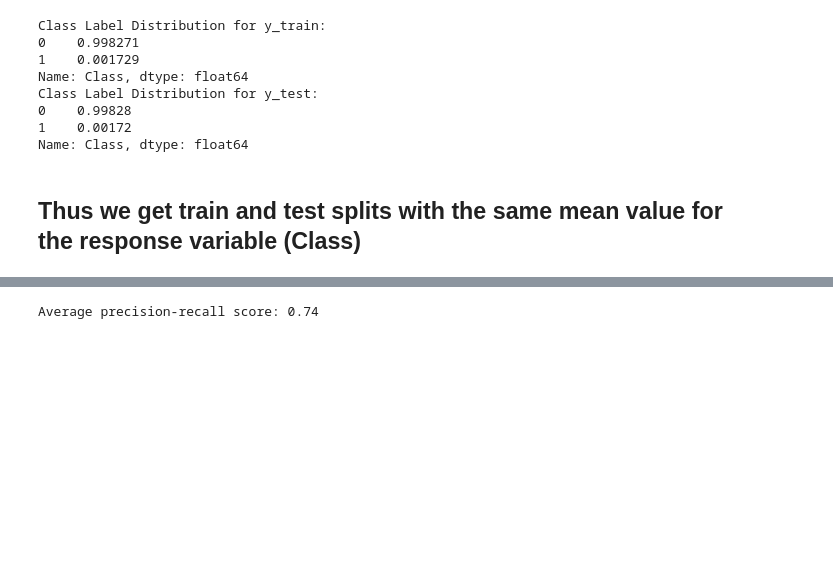
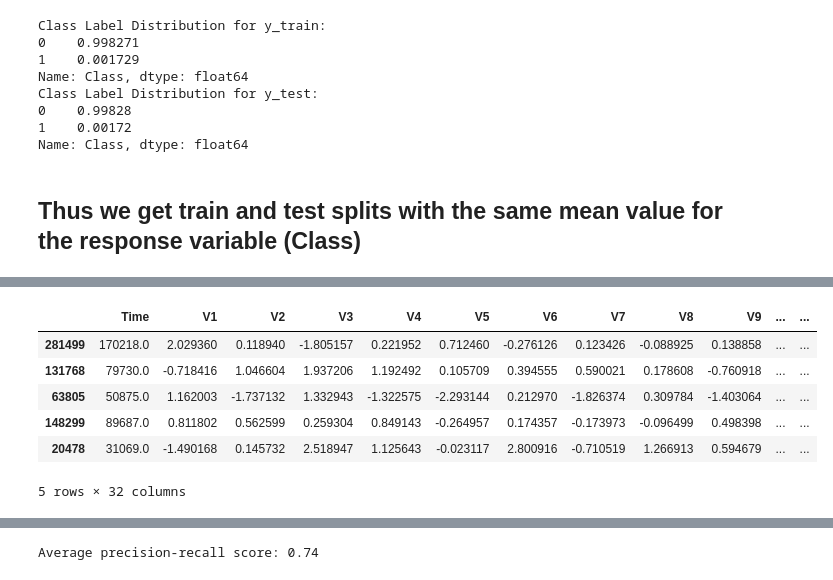
Before and after one commit to james-jasvin/Credit-Card-Fraud-Detection, a Jupyter notebook: Credit Card Fraud Detection.ipynb, the cells around one changed output, grey strips where cells are left out. Saved outputs shown, nothing was run; the diff lists cells and outputs as text; code cells hidden in the pictures; blank space fills up the shorter version.

```diff
--- a/Credit Card Fraud Detection.ipynb
+++ b/Credit Card Fraud Detection.ipynb
@@ -118,10 +117,0 @@ sns.distplot(data['Time'])
-# %%
-from sklearn.preprocessing import RobustScaler
-
-# Not using StandardScaler as RobustScaler is less prone to outliers
-rob_scaler = RobustScaler()
-
-data['Scaled_Time'] = rob_scaler.fit_transform(data['Time'].values.reshape(-1, 1))
-data['Scaled_Amount'] = rob_scaler.fit_transform(data['Amount'].values.reshape(-1, 1))
-# %%
-data.drop(['Time','Amount'], axis=1, inplace=True)
@@ -156,18 +122,11 @@ In stratified k-fold cross-validation, the folds are selected so that "***the me
 # %%
-from sklearn.model_selection import StratifiedShuffleSplit, StratifiedKFold
-
 X = data.drop('Class', axis=1)
 y = data['Class']
-
-# Stratified 5 Fold
-sss = StratifiedKFold(n_splits=5, random_state=None, shuffle=False)
 
 # train_index and test_index are a list of indices obtained from the StratifiedKFold.split() method
 # We perform iloc on the X and y dataframes to get X_train, X_test and y_train, y_test
 # and both y_test and y_train have same distribution of 0 and 1 class values, i.e, approx. 99.82% and 0.17% respectively
-for train_index, test_index in sss.split(X, y):
-    X_train, X_test = X.iloc[train_index], X.iloc[test_index]
-    y_train, y_test = y.iloc[train_index], y.iloc[test_index]
+X_train, X_test, y_train, y_test = train_test_split(X, y, test_size=0.2, stratify=y)
 
 print("Class Label Distribution for y_train: ")
 print(y_train.value_counts(normalize=True))
@@ -186,0 +153,21 @@ Name: Class, dtype: float64
+# %%
+from sklearn.preprocessing import RobustScaler
+
+# Using RobustScaler as it is less prone to outliers
+rob_scaler_time = RobustScaler().fit(X_train['Time'].values.reshape(-1, 1))
+X_train['Scaled_Time'] = rob_scaler_time.transform(X_train['Time'].values.reshape(-1, 1))
+X_test['Scaled_Time'] = rob_scaler_time.transform(X_test['Time'].values.reshape(-1, 1))
+
+rob_scaler_amount = RobustScaler().fit(X_train['Amount'].values.reshape(-1, 1))
+X_train['Scaled_Amount'] = rob_scaler_amount.transform(X_train['Amount'].values.reshape(-1, 1))
+X_test['Scaled_Amount'] = rob_scaler_amount.transform(X_test['Amount'].values.reshape(-1, 1))
+
+X_train.head()
+# %% [output]
+|  | Time | V1 | V2 | V3 | V4 | V5 | V6 | V7 | V8 | V9 | ... | ... |
+| 281499 | 170218.0 | 2.029360 | 0.118940 | -1.805157 | 0.221952 | 0.712460 | -0.276126 | 0.123426 | -0.088925 | 0.138858 | ... | ... |
+| 131768 | 79730.0 | -0.718416 | 1.046604 | 1.937206 | 1.192492 | 0.105709 | 0.394555 | 0.590021 | 0.178608 | -0.760918 | ... | ... |
+| 63805 | 50875.0 | 1.162003 | -1.737132 | 1.332943 | -1.322575 | -2.293144 | 0.212970 | -1.826374 | 0.309784 | -1.403064 | ... | ... |
+| 148299 | 89687.0 | 0.811802 | 0.562599 | 0.259304 | 0.849143 | -0.264957 | 0.174357 | -0.173973 | -0.096499 | 0.498398 | ... | ... |
+| 20478 | 31069.0 | -1.490168 | 0.145732 | 2.518947 | 1.125643 | -0.023117 | 2.800916 | -0.710519 | 1.266913 | 0.594679 | ... | ... |
+5 rows × 32 columns
```
Also changed, not shown: parts of 44 cells of this notebook.
